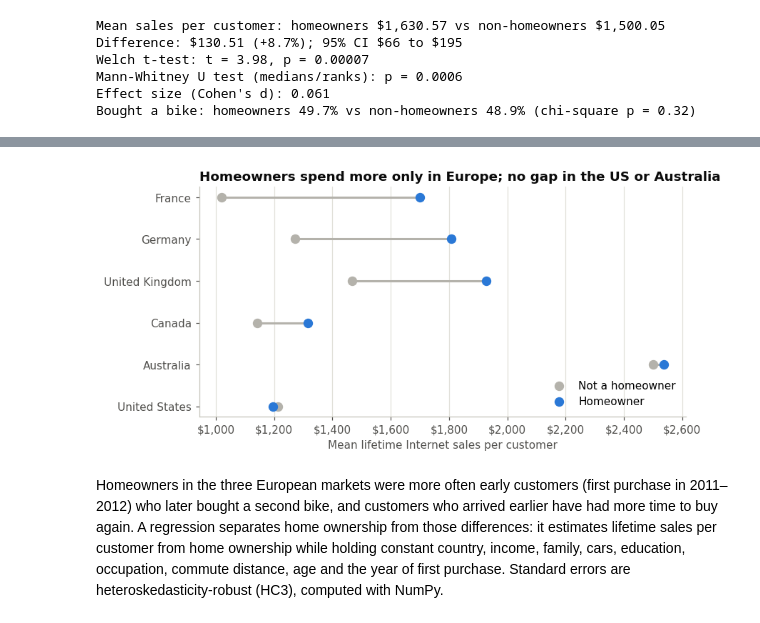
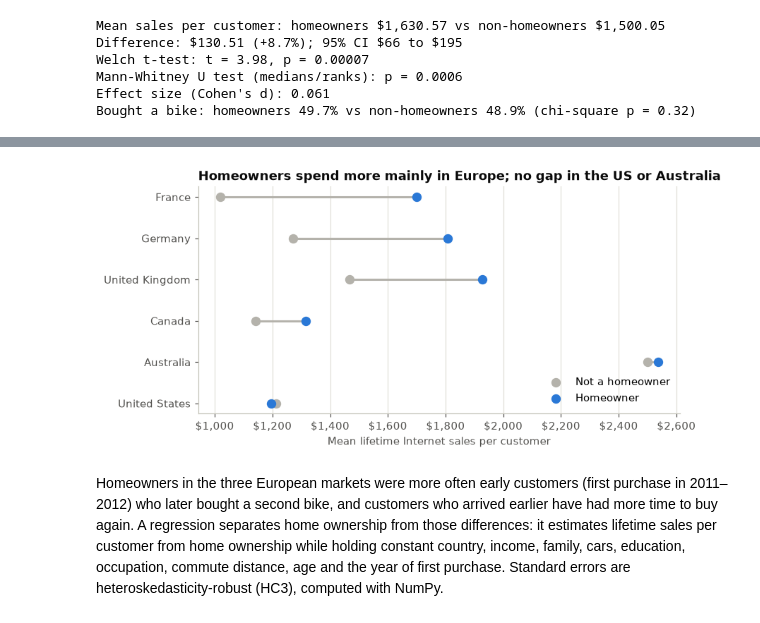
Before and after one commit to Shibainulove/6070-001-202630, a Jupyter notebook: Assignments/Second/Case_Study_2_Internet_Sales_Qingan_Xu.ipynb, the cells around one changed output, grey strips where cells are left out. Cells and saved outputs as stored; diff of their text form; code cells hidden in the pictures.

```diff
--- a/Assignments/Second/Case_Study_2_Internet_Sales_Qingan_Xu.ipynb
+++ b/Assignments/Second/Case_Study_2_Internet_Sales_Qingan_Xu.ipynb
@@ -627,20 +660,21 @@ home_by_country.style.format({"HomeownerShare": "{:.1%}", "MeanSalesHomeowners":
 # %%
 fig, ax = plt.subplots(figsize=(8, 3.8))
 y = np.arange(len(home_by_country))
 ax.hlines(y, home_by_country["MeanSalesNonHomeowners"], home_by_country["MeanSalesHomeowners"], color=GREY, linewidth=2)
 ax.scatter(home_by_country["MeanSalesNonHomeowners"], y, s=60, color=GREY, zorder=3, label="Not a homeowner")
 ax.scatter(home_by_country["MeanSalesHomeowners"], y, s=60, color=ACCENT, zorder=3, label="Homeowner")
-ax.set_yticks(y, home_by_country.index)
+ax.set_yticks(y)
+ax.set_yticklabels(home_by_country.index)
 ax.xaxis.set_major_formatter(mticker.FuncFormatter(lambda v, _: f"${v:,.0f}"))
-ax.grid(visible=False, axis="y")
-ax.grid(visible=True, axis="x")
+ax.grid(False, axis="y")
+ax.grid(True, axis="x")
 ax.set_xlabel("Mean lifetime Internet sales per customer")
-ax.set_title("Homeowners spend more only in Europe; no gap in the US or Australia")
+ax.set_title("Homeowners spend more mainly in Europe; no gap in the US or Australia")
 ax.legend(loc="lower right")
 fig.savefig(FIG_DIR / "home_ownership_by_country.png")
 plt.show()
 # %% [output]
-[figure, old version]
+[figure, new version]
 # %% [markdown]
 Homeowners in the three European markets were more often early customers (first purchase in 2011–2012) who later bought a second bike, and customers who arrived earlier have had more time to buy again. A regression separates home ownership from those differences: it estimates lifetime sales per customer from home ownership while holding constant country, income, family, cars, education, occupation, commute distance, age and the year of first purchase. Standard errors are heteroskedasticity-robust (HC3), computed with NumPy.
 # %%
```
Also changed, not shown: parts of 11 cells of this notebook, 7 other files.
